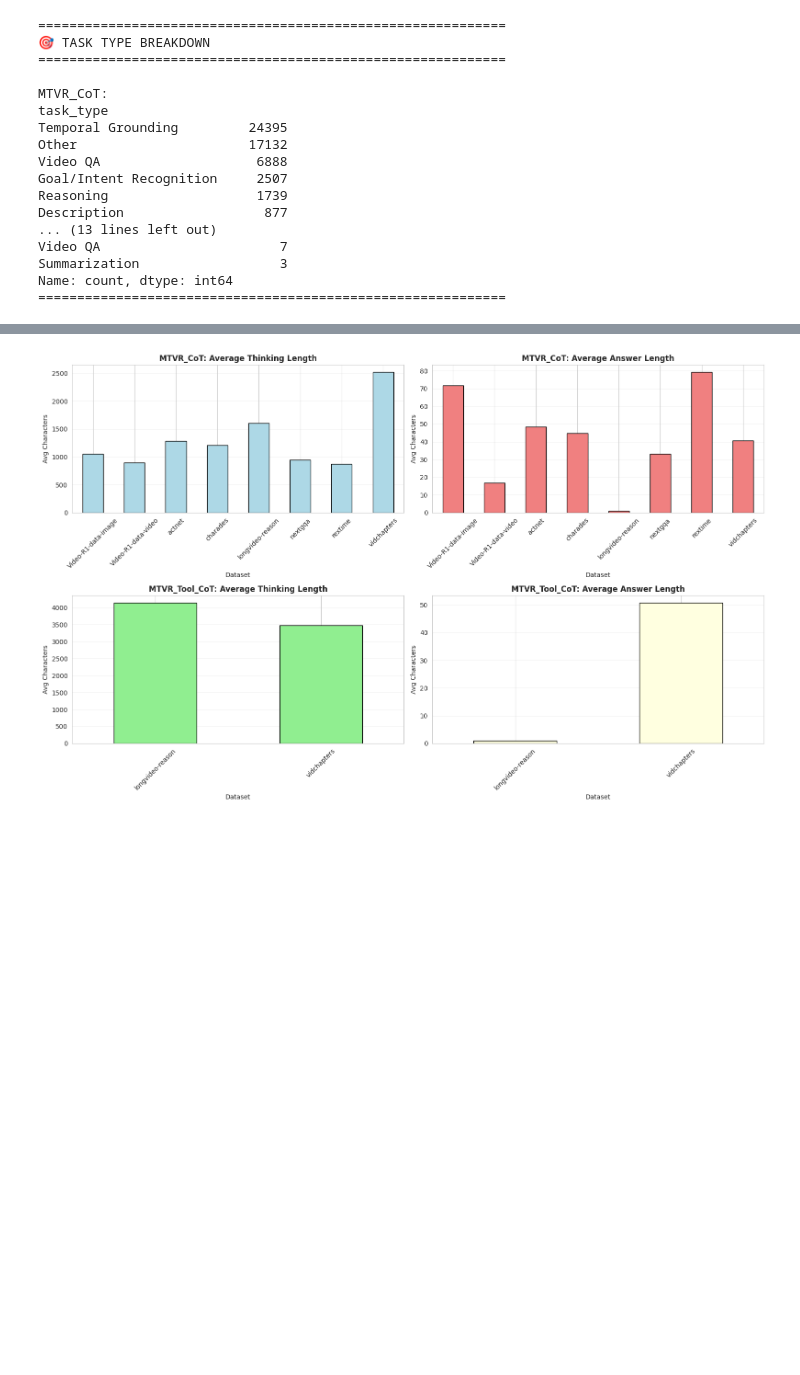
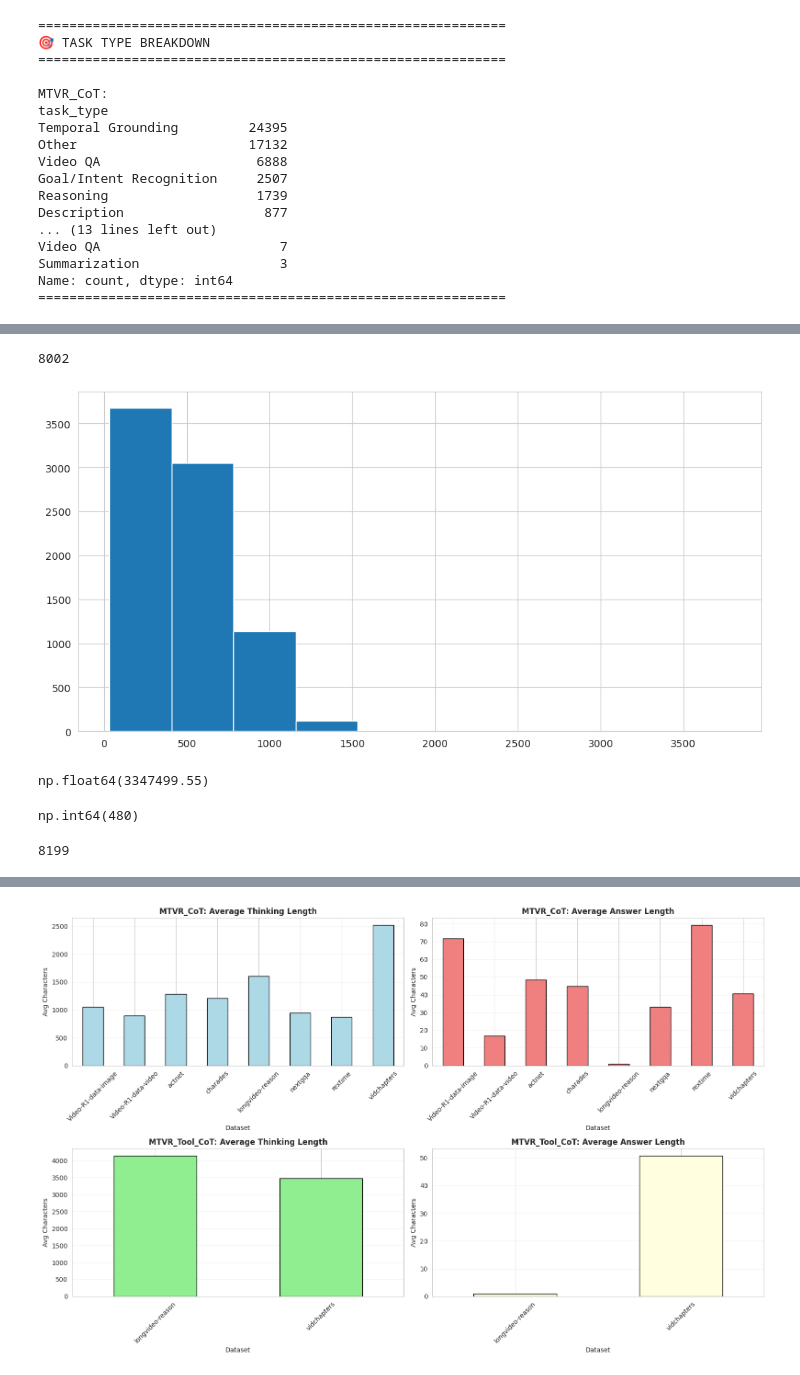
Before and after one commit to Jamesding000/ThinkingWithVideos, a Jupyter notebook: data_analysis.ipynb, the cells around one changed output, grey strips where cells are left out. Cells and saved outputs as stored; diff of their text form; code cells hidden in the pictures; blank space fills up the shorter version.

```diff
--- a/data_analysis.ipynb
+++ b/data_analysis.ipynb
@@ -311,3 +351,20 @@ dataset
 longvideo-reason  612.785  3783.84
 vidchapters       724.000  1200.00
 ============================================================
+# %%
+all_unique_durations = df_durations_tool.groupby('video_id')['duration'].mean()
+
+plt.hist(all_unique_durations)
+
+len(all_unique_durations)
+# %% [output]
+8002
+[figure, added]
+# %%
+all_unique_durations[all_unique_durations < 1000].sum()
+# %% [output]
+np.float64(3347499.55)
+# %%
+(all_unique_durations > 1000).sum()
+# %% [output]
+np.int64(480)
@@ -313,0 +380,4 @@ vidchapters       724.000  1200.00
+# %%
+count
+# %% [output]
+8199
```
Also changed, not shown: parts of 20 cells of this notebook, 34 other files.
